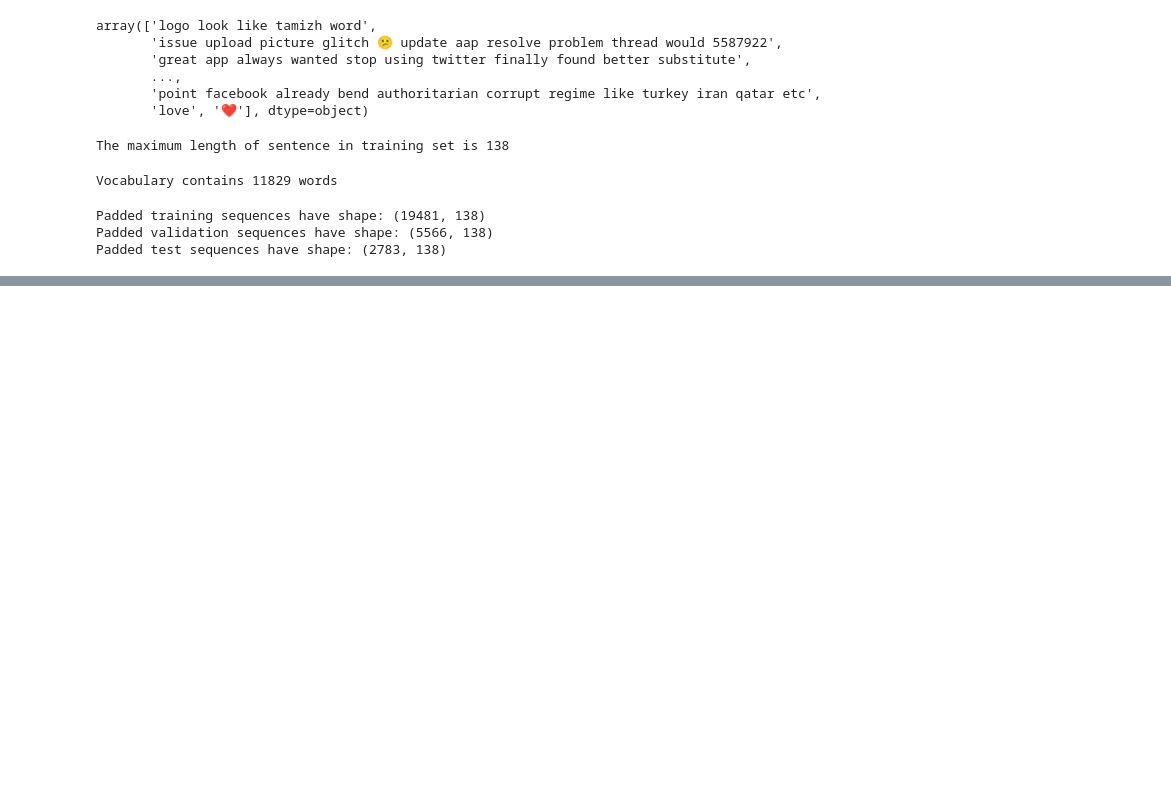
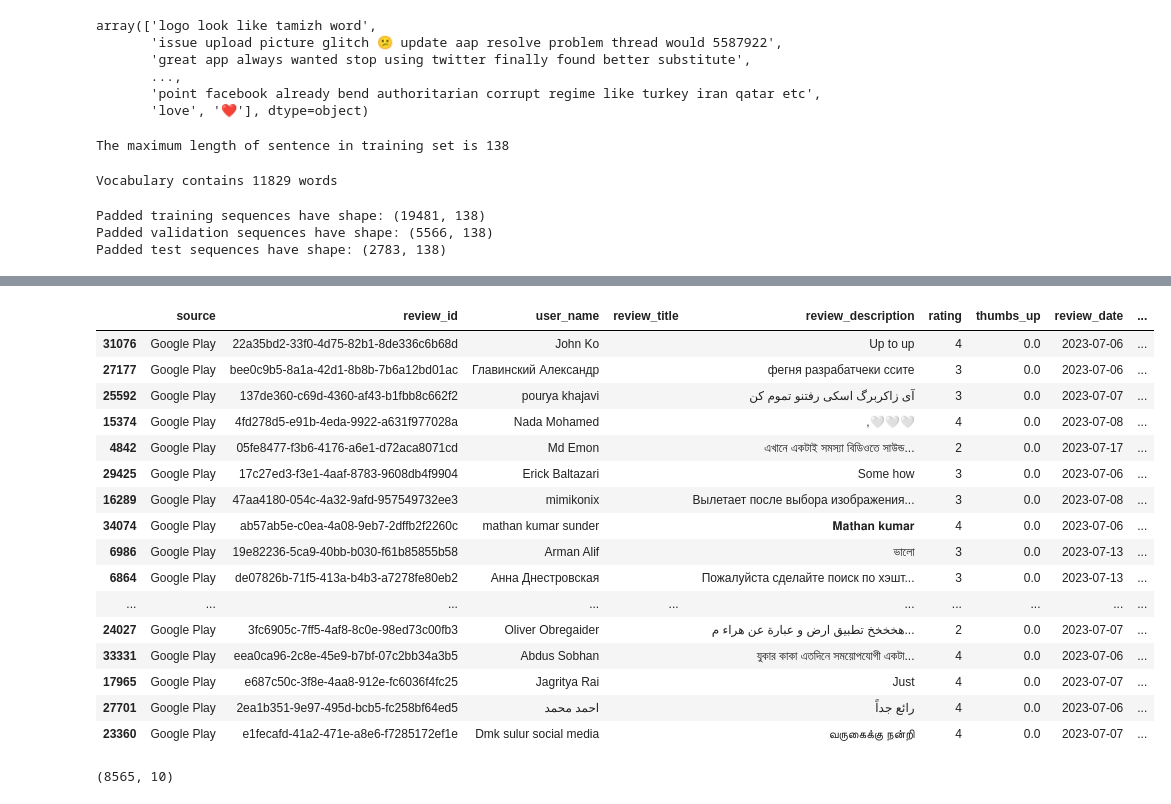
Before and after one commit to BrianLoe/NLP, a Jupyter notebook: thread/Thread_sentiment.ipynb, the cells around one changed output, grey strips where cells are left out. Saved outputs shown, nothing was run; the diff lists cells and outputs as text; code cells hidden in the pictures; blank space fills up the shorter version.

```diff
--- a/thread/Thread_sentiment.ipynb
+++ b/thread/Thread_sentiment.ipynb
@@ -1003,0 +1022,4 @@ def pipeline(input_text):
+# %%
+rest_data = raw_data.loc[raw_data.rating.isin([2,3,4])]
+rest_data.fillna('', inplace=True)
+rest_data['comb_desc'] = (rest_data.review_title + ' ' + rest_data.review_description).str.strip()
@@ -1003,0 +1036,5 @@ def pipeline(input_text):
+# %%
+time = datetime.now()
+data_preproc4 = preprocess(rest_data, 'comb_desc')
+print("Executed in",str(datetime.now() - time)[-12:-7])
+data_preproc4.head()
@@ -1003,0 +1049,26 @@ def pipeline(input_text):
+# %%
+with pd.option_context('display.min_rows', 50):
+    display(data_preproc4.loc[data_preproc4.preprocess_text==''].sample(20))
+# %% [output]
+|  | source | review_id | user_name | review_title | review_description | rating | thumbs_up | review_date | ... |
+| 31076 | Google Play | 22a35bd2-33f0-4d75-82b1-8de336c6b68d | John Ko |  | Up to up | 4 | 0.0 | 2023-07-06 | ... |
+| 27177 | Google Play | bee0c9b5-8a1a-42d1-8b8b-7b6a12bd01ac | Главинский Александр |  | фегня разрабатчеки ссите | 3 | 0.0 | 2023-07-06 | ... |
+| 25592 | Google Play | 137de360-c69d-4360-af43-b1fbb8c662f2 | pourya khajavi |  | آی زاکربرگ اسکی رفتنو تموم کن | 3 | 0.0 | 2023-07-07 | ... |
+| 15374 | Google Play | 4fd278d5-e91b-4eda-9922-a631f977028a | Nada Mohamed |  | ,🤍🤍🤍 | 4 | 0.0 | 2023-07-08 | ... |
+| 4842 | Google Play | 05fe8477-f3b6-4176-a6e1-d72aca8071cd | Md Emon |  | এখানে একটাই সমস্যা বিডিওতে সাউন্ড... | 2 | 0.0 | 2023-07-17 | ... |
+| 29425 | Google Play | 17c27ed3-f3e1-4aaf-8783-9608db4f9904 | Erick Baltazari |  | Some how | 3 | 0.0 | 2023-07-06 | ... |
+| 16289 | Google Play | 47aa4180-054c-4a32-9afd-957549732ee3 | mimikonix |  | Вылетает после выбора изображения... | 3 | 0.0 | 2023-07-08 | ... |
+| 34074 | Google Play | ab57ab5e-c0ea-4a08-9eb7-2dffb2f2260c | mathan kumar sunder |  | 𝐌𝐚𝐭𝐡𝐚𝐧 𝐤𝐮𝐦𝐚𝐫 | 4 | 0.0 | 2023-07-06 | ... |
+| 6986 | Google Play | 19e82236-5ca9-40bb-b030-f61b85855b58 | Arman Alif |  | ভালো | 3 | 0.0 | 2023-07-13 | ... |
+| 6864 | Google Play | de07826b-71f5-413a-b4b3-a7278fe80eb2 | Анна Днестровская |  | Пожалуйста сделайте поиск по хэшт... | 3 | 0.0 | 2023-07-13 | ... |
+| ... | ... | ... | ... | ... | ... | ... | ... | ... | ... |
+| 24027 | Google Play | 3fc6905c-7ff5-4af8-8c0e-98ed73c00fb3 | Oliver Obregaider |  | هخخخخ تطبيق ارض و عبارة عن هراء م... | 2 | 0.0 | 2023-07-07 | ... |
+| 33331 | Google Play | eea0ca96-2c8e-45e9-b7bf-07c2bb34a3b5 | Abdus Sobhan |  | যুকার কাকা এতদিনে সময়োপযোগী একটা... | 4 | 0.0 | 2023-07-06 | ... |
+| 17965 | Google Play | e687c50c-3f8e-4aa8-912e-fc6036f4fc25 | Jagritya Rai |  | Just | 4 | 0.0 | 2023-07-07 | ... |
+| 27701 | Google Play | 2ea1b351-9e97-495d-bcb5-fc258bf64ed5 | احمد محمد |  | رائع جداً | 4 | 0.0 | 2023-07-06 | ... |
+| 23360 | Google Play | e1fecafd-41a2-471e-a8e6-f7285172ef1e | Dmk sulur social media |  | வருகைக்கு நன்றி | 4 | 0.0 | 2023-07-07 | ... |
+# %%
+data_preproc4 = data_preproc4.loc[data_preproc4.preprocess_text!='']
+data_preproc4.shape
+# %% [output]
+(8565, 10)
```
Also changed, not shown: parts of 25 cells of this notebook.
